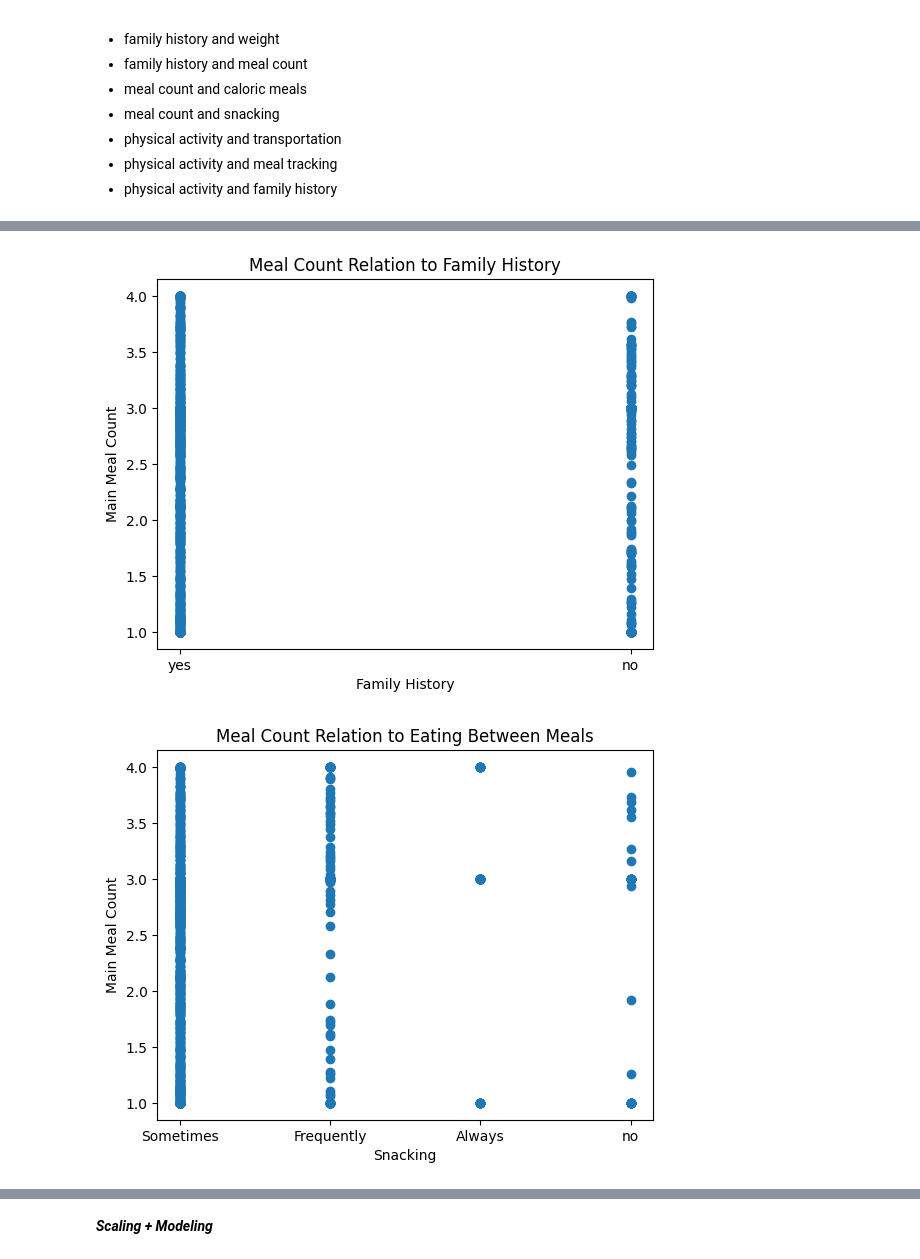
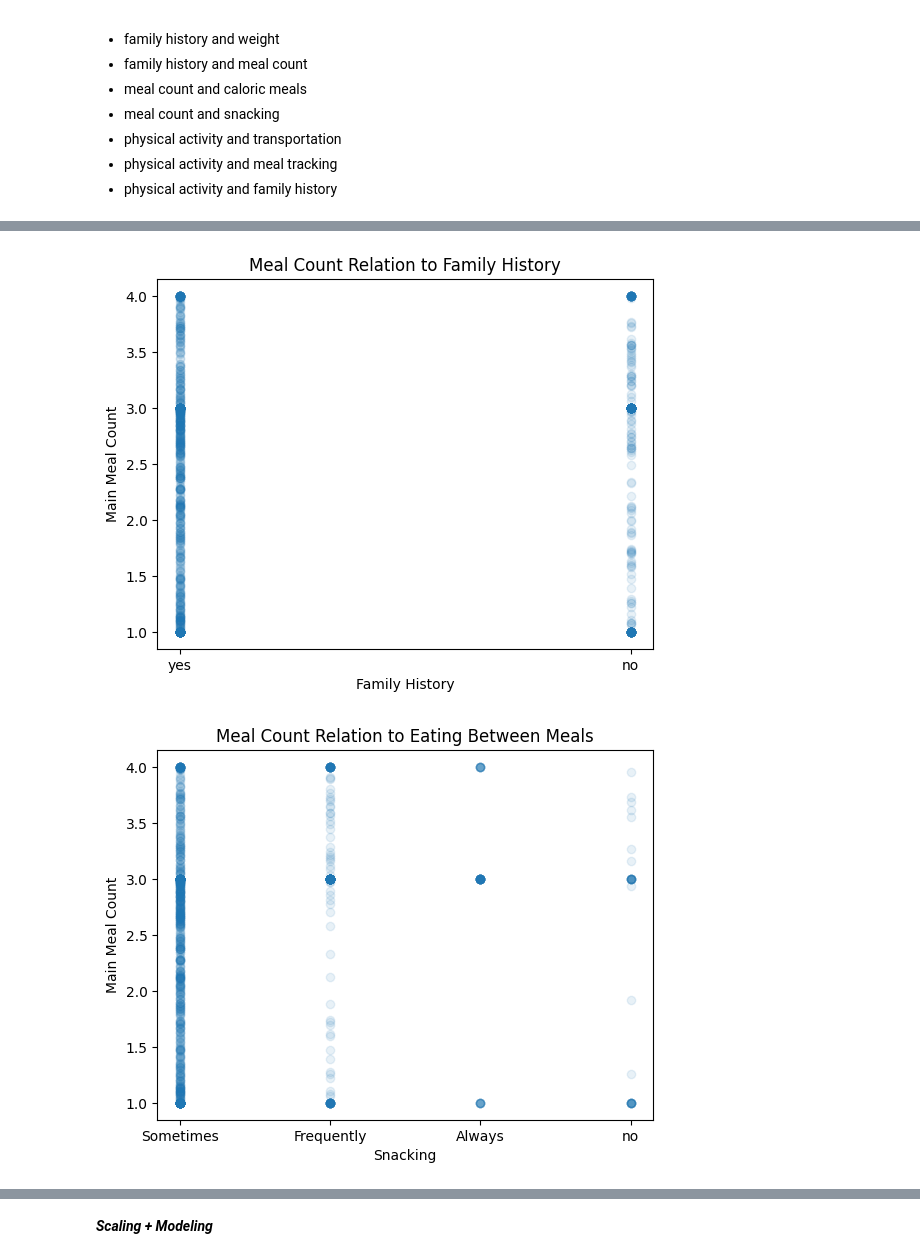
Before and after one commit to joliebao/TCS-Data-Science-Obesity, a Jupyter notebook: TCS_DataScience_Obesity.ipynb, the cells around one changed output, grey strips where cells are left out. Cells and saved outputs as stored; diff of their text form; code cells hidden in the pictures.

```diff
--- a/TCS_DataScience_Obesity.ipynb
+++ b/TCS_DataScience_Obesity.ipynb
@@ -504,5 +504,5 @@ plt.show()
 # %%
-plt.scatter(df['family_history_with_overweight'], df['NCP'])
+plt.scatter(df['family_history_with_overweight'], df['NCP'], alpha = 0.1)
 plt.xlabel("Family History")
 plt.ylabel("Main Meal Count")
 plt.title("Meal Count Relation to Family History")
@@ -510,13 +510,13 @@ plt.show()
 
 # More likely to eat more with an overweight family member
 # %% [output]
-[figure, old version]
+[figure, new version]
 # %%
-plt.scatter(df['CAEC'], df['NCP'])
+plt.scatter(df['CAEC'], df['NCP'], alpha = 0.1)
 plt.xlabel("Snacking")
 plt.ylabel("Main Meal Count")
 plt.title("Meal Count Relation to Eating Between Meals")
 plt.show()
 # %% [output]
-[figure, old version]
+[figure, new version]
 # %%
```
Also changed, not shown: parts of 24 cells of this notebook.
